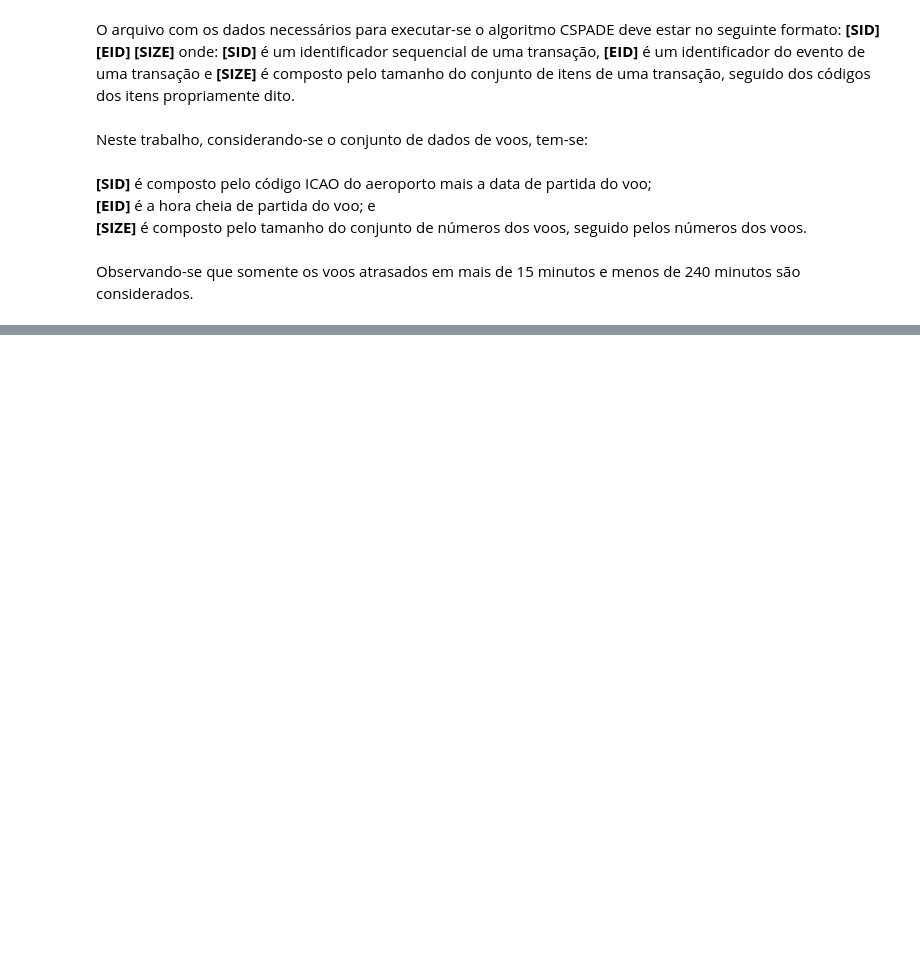
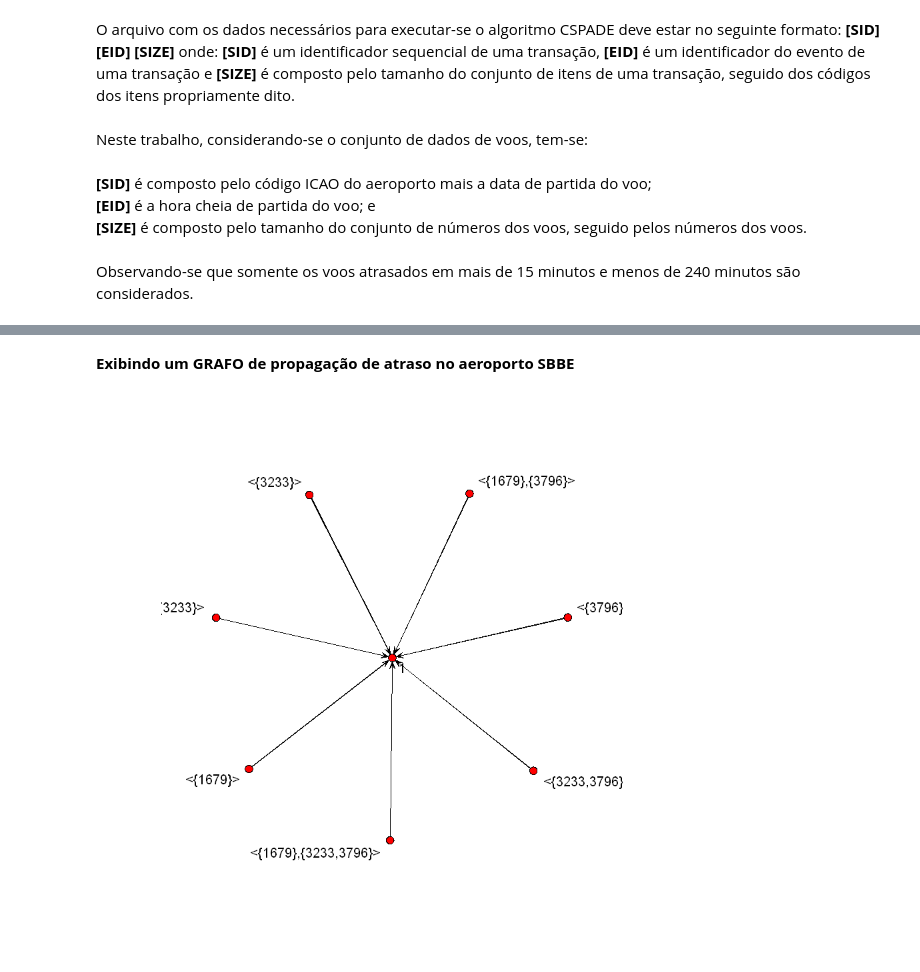
Before and after one commit to jcolares/DM2018, a Jupyter notebook: DataMining.ipynb, the cells around one changed output, grey strips where cells are left out. Cells and saved outputs as stored; diff of their text form; code cells hidden in the pictures; blank space fills up the shorter version.

```diff
--- a/DataMining.ipynb
+++ b/DataMining.ipynb
@@ -577,0 +710,21 @@ vra_wu_2017$arrival <- as.character(vra_wu_2017$arrival)
+# %%
+basket <- ddply(agg,c("sequenceID","eventID","SIZE"),
+                       function(df1)paste(df1$items,
+                       collapse = " "))
+
+# Renomeando as colunas com os nomes corretos na sequência
+colnames(basket) <- c("sequenceID","eventID","SIZE","items")
+
+# Calculando o SIZE com base nos items
+basket$SIZE<-sapply(strsplit(basket$items," "),length)
+
+# Removendo o hífen da coluna sequenceID
+basket$sequenceID<-gsub("-", "", basket$sequenceID)
+
+
+
+write.table(basket, "basket_voos.txt", quote = FALSE, eol = "\n", row.names = FALSE,
+            col.names = FALSE, fileEncoding = "UTF-8")
+x <- read_baskets(con = "basket_voos.txt", info = c("sequenceID","eventID","SIZE"))
+
+as(x, "data.frame")
@@ -577,0 +739,2 @@ vra_wu_2017$arrival <- as.character(vra_wu_2017$arrival)
+# %%
+s <- cspade(x, parameter = list(support = 0.5), control = list(verbose = TRUE))
@@ -577,0 +760,4 @@ vra_wu_2017$arrival <- as.character(vra_wu_2017$arrival)
+# %%
+df <- as(s, "data.frame")
+
+df
@@ -577,0 +813,7 @@ vra_wu_2017$arrival <- as.character(vra_wu_2017$arrival)
+# %% [markdown]
+**Exibindo um GRAFO de propagação de atraso no aeroporto SBBE**
+# %%
+voo_Graph<-network(df)
+plot(voo_Graph, usearrows=TRUE, displaylabels=TRUE)
+# %% [output]
+[figure, added]
```
Also changed, not shown: parts of 45 cells of this notebook.
